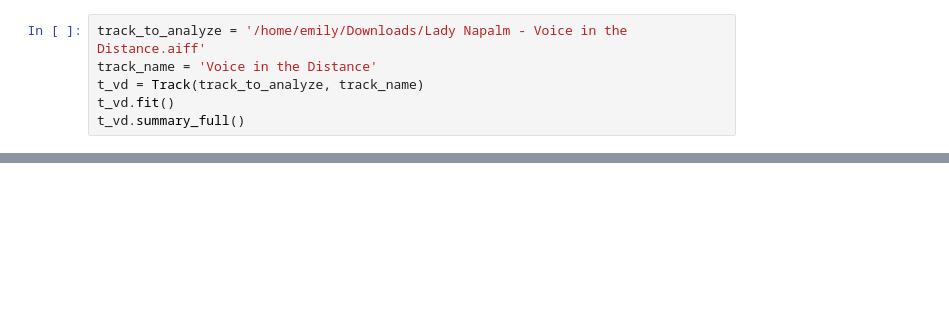
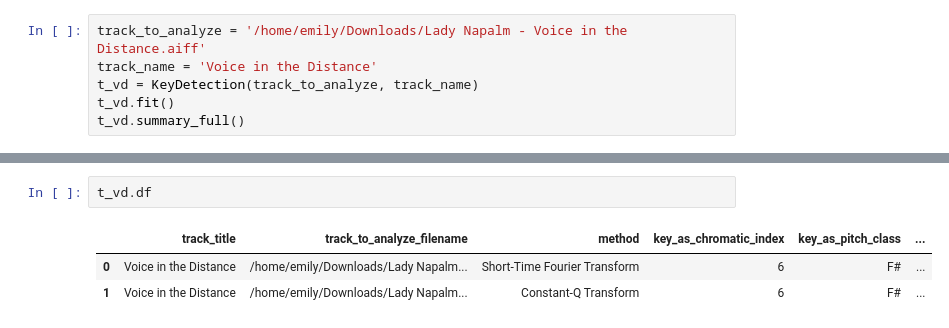
Before and after one commit to badassdatascience/music-production-and-performance, a Jupyter notebook: music_production_and_performance/features/key_detection.ipynb, the cells around one changed output, grey strips where cells are left out. Saved outputs shown, nothing was run; the diff lists cells and outputs as text; blank space fills up the shorter version.

```diff
--- a/music_production_and_performance/features/key_detection.ipynb
+++ b/music_production_and_performance/features/key_detection.ipynb
@@ -138,7 +255,7 @@ t_kb.summary_full()
 # %%
 track_to_analyze = '/home/emily/Downloads/Lady Napalm - Voice in the Distance.aiff'
 track_name = 'Voice in the Distance'
-t_vd = Track(track_to_analyze, track_name)
+t_vd = KeyDetection(track_to_analyze, track_name)
 t_vd.fit()
 t_vd.summary_full()
 # %% [output]
@@ -150,0 +294,6 @@ t_vd.summary_full()
+# %%
+t_vd.df
+# %% [output]
+|  | track_title | track_to_analyze_filename | method | key_as_chromatic_index | key_as_pitch_class | ... |
+| 0 | Voice in the Distance | /home/emily/Downloads/Lady Napalm... | Short-Time Fourier Transform | 6 | F# | ... |
+| 1 | Voice in the Distance | /home/emily/Downloads/Lady Napalm... | Constant-Q Transform | 6 | F# | ... |
```
Also changed, not shown: parts of 7 cells of this notebook.
